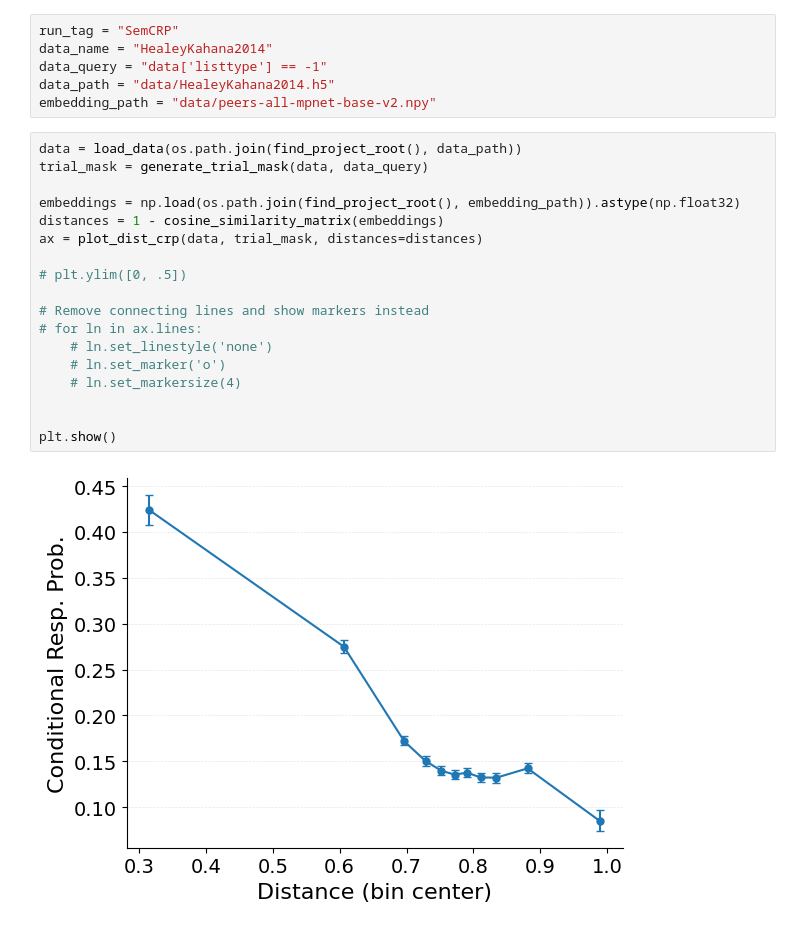
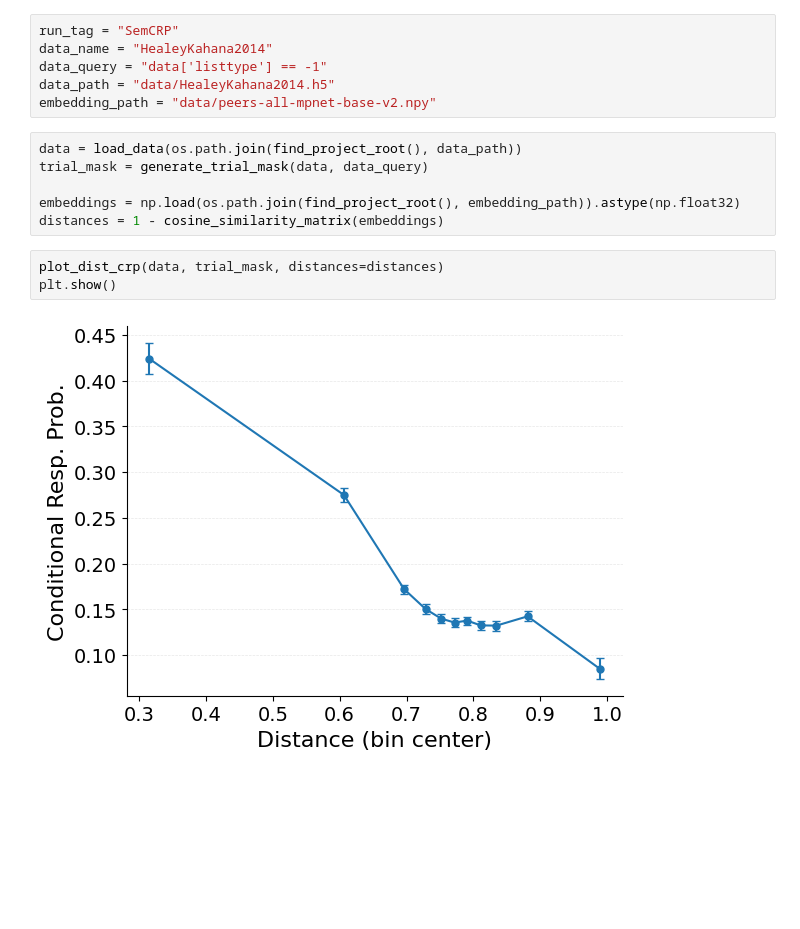
Before and after one commit to githubpsyche/jaxcmr, a Jupyter notebook: scripts/distcrp.ipynb, the cells around one changed output. Cells and saved outputs as stored; diff of their text form; blank space fills up the shorter version.

```diff
--- a/scripts/distcrp.ipynb
+++ b/scripts/distcrp.ipynb
@@ -19,17 +19,8 @@ trial_mask = generate_trial_mask(data, data_query)
 
 embeddings = np.load(os.path.join(find_project_root(), embedding_path)).astype(np.float32)
 distances = 1 - cosine_similarity_matrix(embeddings)
-ax = plot_dist_crp(data, trial_mask, distances=distances)
-
-# plt.ylim([0, .5])
-
-# Remove connecting lines and show markers instead
-# for ln in ax.lines:
-    # ln.set_linestyle('none')
-    # ln.set_marker('o')
-    # ln.set_markersize(4)
-
-
-plt.show()
-# %% [output]
-[figure, removed]
+# %%
+plot_dist_crp(data, trial_mask, distances=distances)
+plt.show()
+# %% [output]
+[figure, added]
```
Also changed, not shown: 3 other files.
